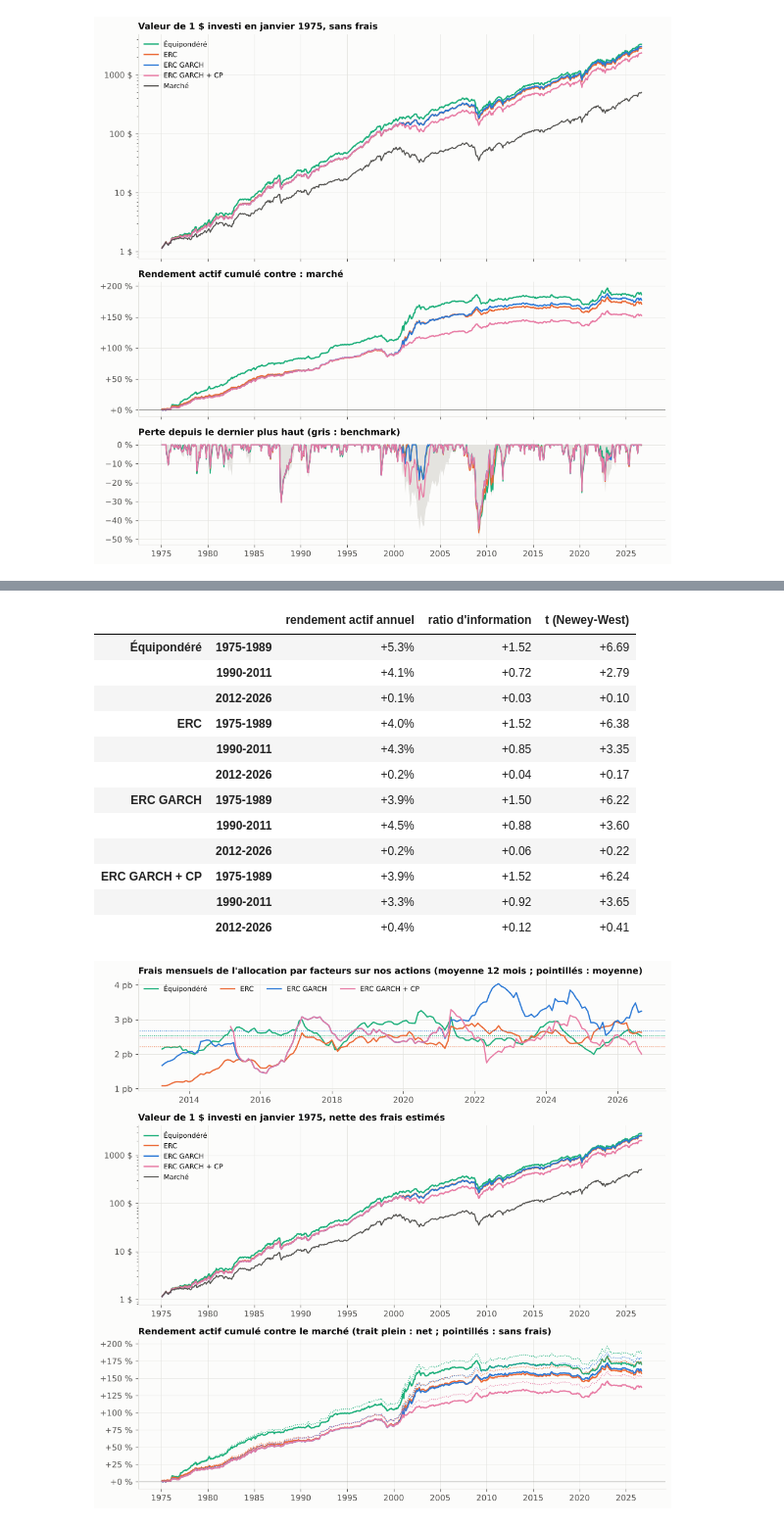
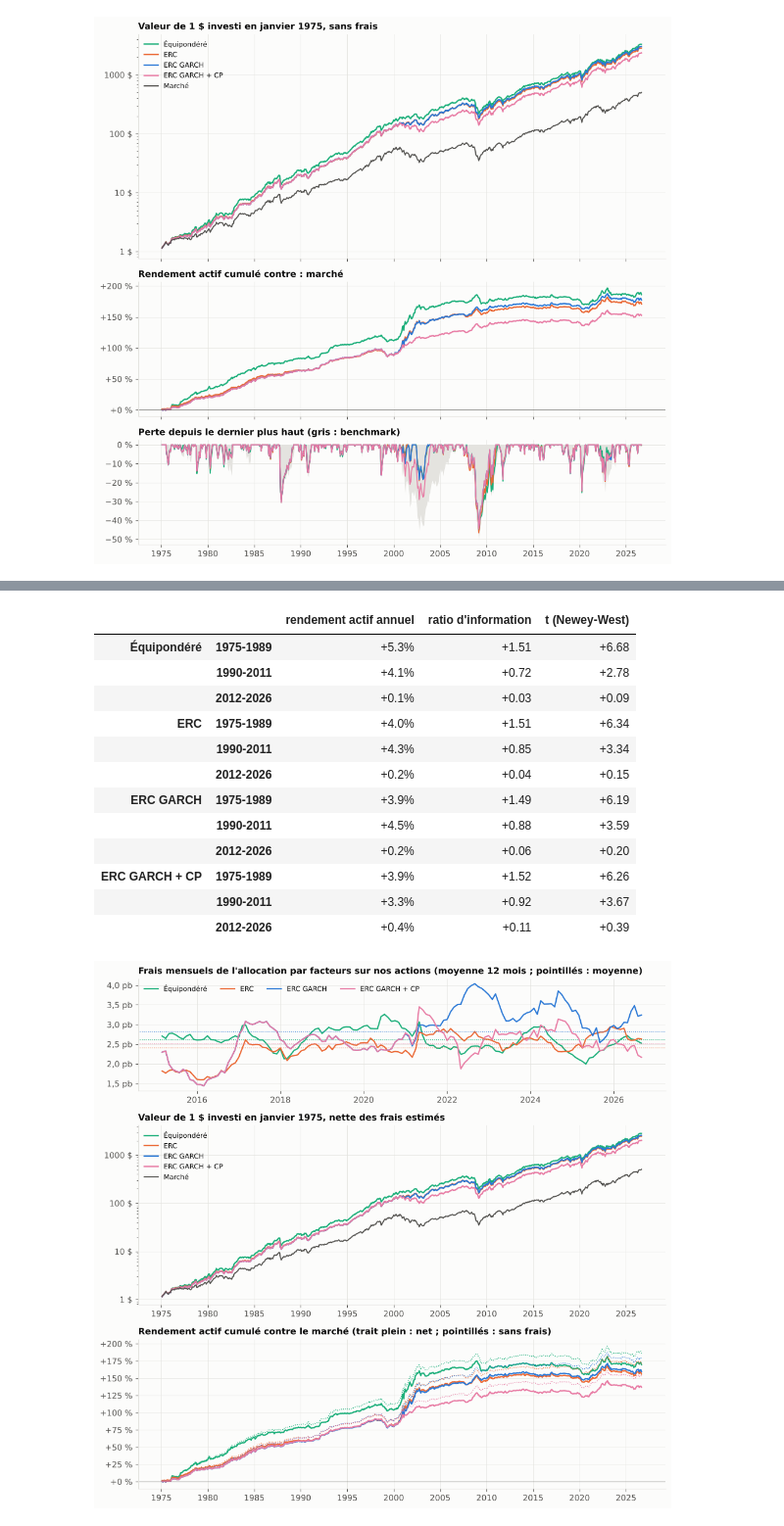
Before and after one commit to Anto279/conformal-factor-allocation, a Jupyter notebook: notebooks/etape12_comparaison_finale.ipynb, the cells around one changed output, grey strips where cells are left out. Shown at 98% size. Drawn from its saved outputs; the diff is of its cells as text; code cells hidden in the pictures.

Commit message:
Résumé du projet, correction du quantile conforme et relecture statistique

```diff
--- a/notebooks/etape12_comparaison_finale.ipynb
+++ b/notebooks/etape12_comparaison_finale.ipynb
@@ -315,8 +315,8 @@ def intervalles(a, sigma, methode, alpha=ALPHA, gamma=GAMMA):
             q = norm.ppf(1 - alpha / 2)
         else:
             n = len(passe)
-            niveau = np.ceil((n + 1) * (1 - alpha_t)) / n
-            q = passe.max() if niveau >= 1 else (0.0 if niveau <= 0 else np.quantile(passe, niveau, method="higher"))
+            rang = int(np.ceil((n + 1) * (1 - alpha_t)))
+            q = passe.max() if rang > n else (0.0 if rang <= 0 else np.sort(passe.values)[rang - 1])
         dehors = bool(score[m] > q)
         sortie[m] = {"q": q, "borne": q * sigma[m], "dehors": dehors, "alpha": alpha_t}
         if methode == "aci":
@@ -567,7 +597,7 @@ Les séries de French sont sans frais, alors que le marché (acheter et garder)
 Sensibilité : les facteurs de French contiennent des petites capitalisations et des ventes à découvert, plus chères à traiter que nos grandes capitalisations. On montre aussi des frais multipliés par 2 et par 3, et le multiple qui annulerait le gain.
 # %%
 frais_actions = {k: 0.0010 * (methodes[k]["rotation"] - reference["rotation"]).iloc[1:] for k in methodes}
-frais_actions["ERC GARCH + CP"] = frais_actions["ERC GARCH + CP"].loc["2014-03":]
+frais_actions = {k: v.loc["2014-03":] for k, v in frais_actions.items()}
 cout_mensuel = pd.Series({k: v.mean() for k, v in frais_actions.items()})
 pd.DataFrame({"frais mensuels (pb)": 1e4 * cout_mensuel, "frais annuels": 12 * cout_mensuel,
               "rendement actif brut French (annuel)": {k: 12 * actifs_f[k].reindex(per_f).mean() for k in cout_mensuel.index}}
@@ -633,51 +663,51 @@ for nom in actifs_f:
 pd.DataFrame(lignes).T.style.format("{:+.2f}").format("{:+.1%}", subset=["rendement actif annuel"])
 # %% [output]
 |  |  | rendement actif annuel | ratio d'information | t (Newey-West) |
-| Équipondéré | 1975-1989 | +5.3% | +1.52 | +6.69 |
-|  | 1990-2011 | +4.1% | +0.72 | +2.79 |
-|  | 2012-2026 | +0.1% | +0.03 | +0.10 |
-| ERC | 1975-1989 | +4.0% | +1.52 | +6.38 |
-|  | 1990-2011 | +4.3% | +0.85 | +3.35 |
-|  | 2012-2026 | +0.2% | +0.04 | +0.17 |
-| ERC GARCH | 1975-1989 | +3.9% | +1.50 | +6.22 |
-|  | 1990-2011 | +4.5% | +0.88 | +3.60 |
-|  | 2012-2026 | +0.2% | +0.06 | +0.22 |
-| ERC GARCH + CP | 1975-1989 | +3.9% | +1.52 | +6.24 |
-|  | 1990-2011 | +3.3% | +0.92 | +3.65 |
-|  | 2012-2026 | +0.4% | +0.12 | +0.41 |
+| Équipondéré | 1975-1989 | +5.3% | +1.51 | +6.68 |
+|  | 1990-2011 | +4.1% | +0.72 | +2.78 |
+|  | 2012-2026 | +0.1% | +0.03 | +0.09 |
+| ERC | 1975-1989 | +4.0% | +1.51 | +6.34 |
+|  | 1990-2011 | +4.3% | +0.85 | +3.34 |
+|  | 2012-2026 | +0.2% | +0.04 | +0.15 |
+| ERC GARCH | 1975-1989 | +3.9% | +1.49 | +6.19 |
+|  | 1990-2011 | +4.5% | +0.88 | +3.59 |
+|  | 2012-2026 | +0.2% | +0.06 | +0.20 |
+| ERC GARCH + CP | 1975-1989 | +3.9% | +1.52 | +6.26 |
+|  | 1990-2011 | +3.3% | +0.92 | +3.67 |
+|  | 2012-2026 | +0.4% | +0.11 | +0.39 |
 # %%
 fig, (ax1, ax2, ax3) = plt.subplots(3, 1, figsize=(10, 9.5), gridspec_kw={"height_ratios": [1.5, 2.4, 2]})
 for k, v in frais_actions.items():
     ax1.plot(v.index.to_timestamp(how="end"), 1e4 * v.rolling(12).mean(), color=COUL[k], lw=1.6, label=k)
     ax1.axhline(1e4 * cout_mensuel[k], color=COUL[k], lw=0.9, ls=":")
-ax1.yaxis.set_major_formatter(virgule("{:.0f} pb"))
+ax1.yaxis.set_major_formatter(virgule("{:.1f} pb"))
 ax1.set_title("Frais mensuels de l'allocation par facteurs sur nos actions (moyenne 12 mois ; pointillés : moyenne)")
 ax1.legend(loc="upper left", fontsize=8.5, ncol=4)
 ax1.xaxis.set_major_locator(mdates.YearLocator(2))
 ax1.xaxis.set_major_formatter(mdates.DateFormatter("%Y"))
 
 d = per_f.to_timestamp(how="end")
 for k in actifs_f:
     ax2.plot(d, (1 + nets_fn[k]).cumprod(), color=COUL[k], lw=1.7, label=k)
 ax2.plot(d, (1 + nets_fn["Marché"]).cumprod(), color=TEXTE2, lw=1.4, label="Marché")
 ax2.set_yscale("log")
 ax2.set_yticks([1, 10, 100, 1000])
 ax2.yaxis.set_major_formatter(virgule("{:.0f} $"))
 ax2.yaxis.set_minor_formatter(plt.NullFormatter())
 ax2.set_title("Valeur de 1 $ investi en janvier 1975, nette des frais estimés")
 ax2.legend(loc="upper left", fontsize=8.5)
 
 for k in actifs_f:
     ax3.plot(d, 100 * (nets_f[k] - nets_f["Marché"]).cumsum(), color=COUL[k], lw=1, ls=":")
     ax3.plot(d, 100 * (nets_fn[k] - nets_fn["Marché"]).cumsum(), color=COUL[k], lw=1.7)
 ax3.axhline(0, color=TEXTE2, lw=0.6)
 ax3.yaxis.set_major_formatter(virgule("{:+.0f} %"))
 ax3.set_title("Rendement actif cumulé contre le marché (trait plein : net ; pointillés : sans frais)")
 for ax in (ax2, ax3):
     ax.xaxis.set_major_locator(mdates.YearLocator(5))
     ax.xaxis.set_major_formatter(mdates.DateFormatter("%Y"))
 fig.tight_layout()
 sauver(fig, "final_french_frais.png")
 plt.show()
 # %% [output]
-[figure, old version]
+[figure, new version]
```
Also changed, not shown: parts of 10 cells of this notebook, 12 other files.
